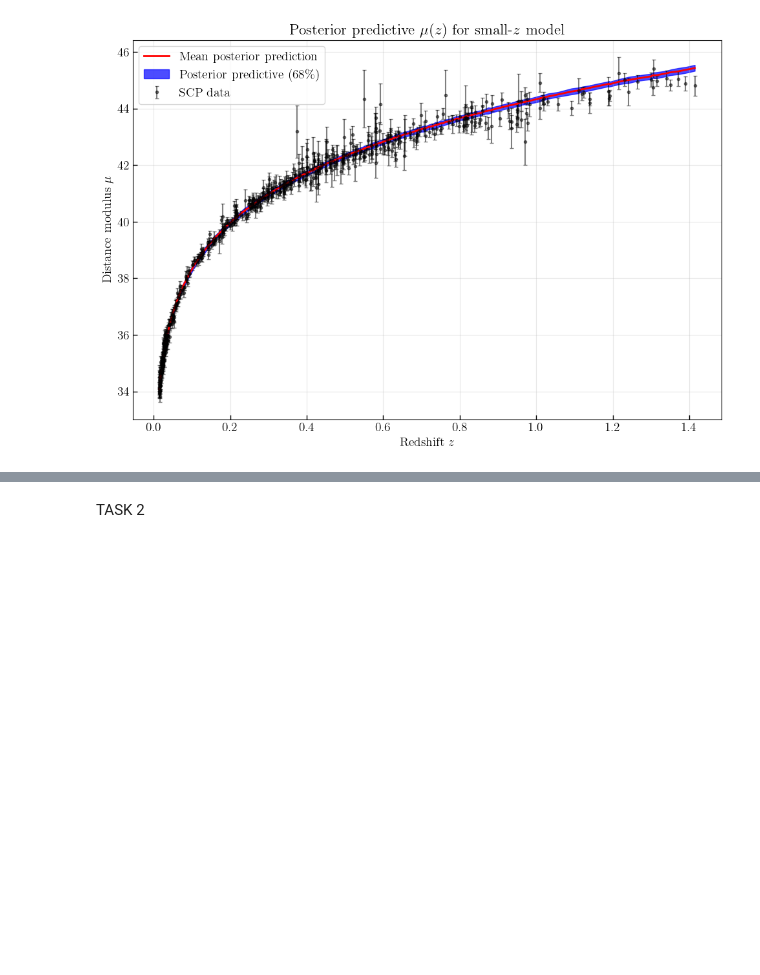
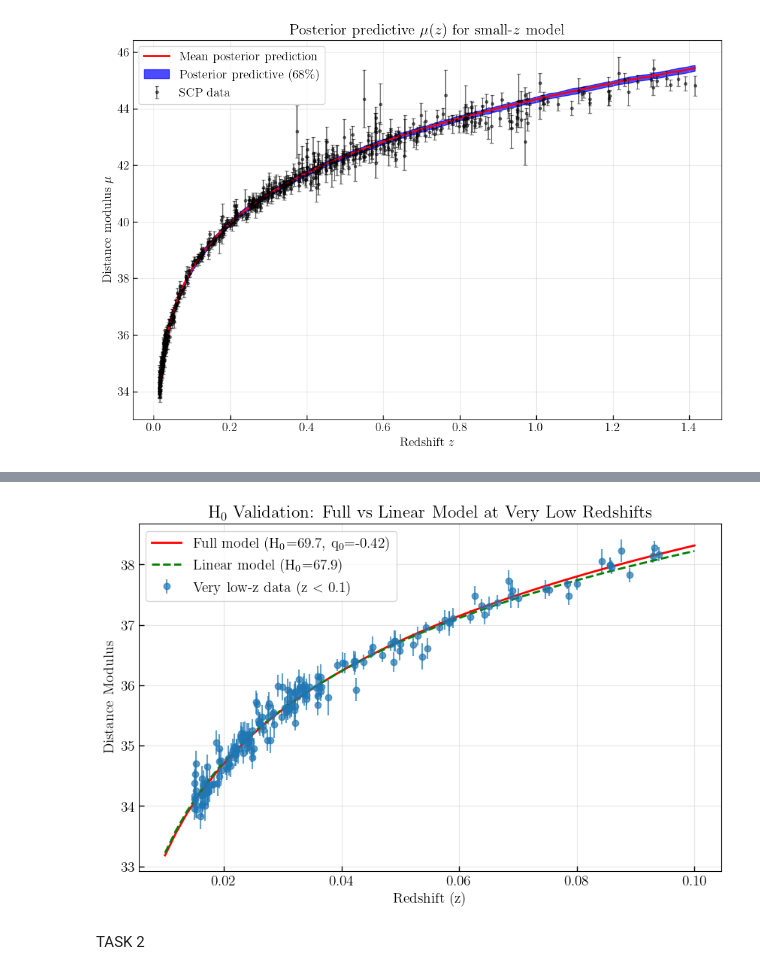
Before and after one commit to Saintcyberwarrior/cosmology-supernova-analysis, a Jupyter notebook: pro_1.ipynb, the cells around one changed output, grey strips where cells are left out. Saved outputs shown, nothing was run; the diff lists cells and outputs as text; code cells hidden in the pictures; blank space fills up the shorter version.

```diff
--- a/pro_1.ipynb
+++ b/pro_1.ipynb
@@ -340,3 +413,26 @@ plt.show()
+# %%
+plt.figure(figsize=(10, 6))
+plt.errorbar(z_vlow, mu_vlow, yerr=mu_err_vlow, fmt='o',
+                 label=f'Very low-z data (z $<$ 0.1)', alpha=0.7)
+
+z_plot = np.linspace(0.01, 0.1, 50)
+mu_full = distance_modulus_smallz(z_plot, H0_med, q0_med)
+mu_linear = distance_modulus_linear(z_plot, H0_linear_median)
+
+plt.plot(z_plot, mu_full, 'r-', linewidth=2,
+             label=f'Full model (H$_0$={H0_med:.1f}, q$_0$={q0_med:.2f})')
+plt.plot(z_plot, mu_linear, 'g--', linewidth=2,
+             label=f'Linear model (H$_0$={H0_linear_median:.1f})')
+
+plt.xlabel('Redshift (z)')
+plt.ylabel('Distance Modulus')
+plt.title('H$_0$ Validation: Full vs Linear Model at Very Low Redshifts')
+plt.legend()
+plt.grid(True, alpha=0.3)
+plt.savefig("10.png", dpi=300, bbox_inches="tight")
+plt.show()
+# %% [output]
+[figure, added]
 # %% [markdown]
 TASK 2
 # %%
```
Also changed, not shown: parts of 3 cells of this notebook, 1 other file.
